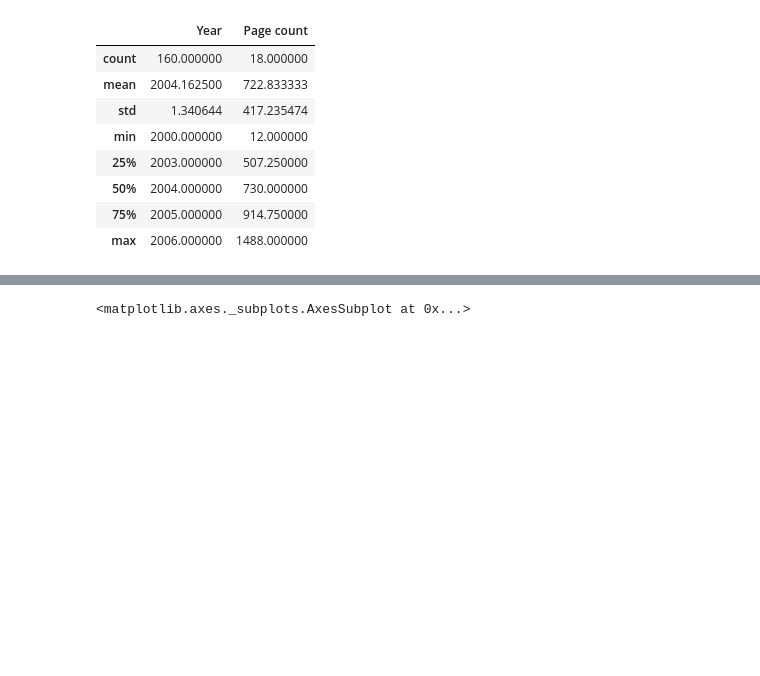
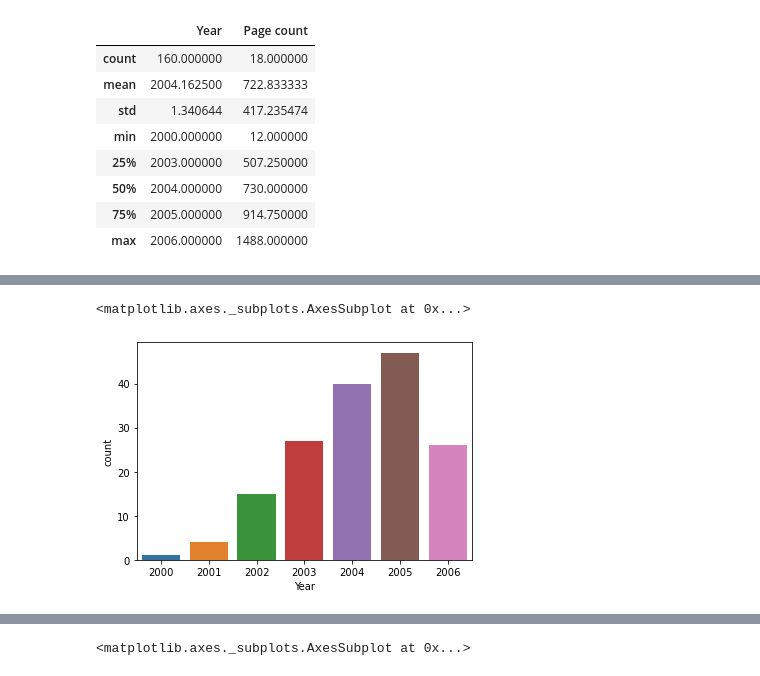
Before and after one commit to MaksOpp/web-intelligence-project, a Jupyter notebook: main.ipynb, the cells around one changed output, grey strips where cells are left out. Cells and saved outputs as stored; diff of their text form; code cells hidden in the pictures; blank space fills up the shorter version.

```diff
--- a/main.ipynb
+++ b/main.ipynb
@@ -108,3 +126,10 @@ page_amounts.hist(color='green',bins=10,figsize=(10,4))
+# %%
+years = data.groupby('Year').count()['Authors']
+#sns.countplot(data=years, x=years.index,y=)
+sns.countplot(x='Year',data=data)
+# %% [output]
+<matplotlib.axes._subplots.AxesSubplot at 0x...>
+[figure, added]
 # %%
 data.drop(['Page start', 'Page end', 'Page count'], axis = 1, inplace=True)
 # %%
```
Also changed, not shown: parts of 4 cells of this notebook.
